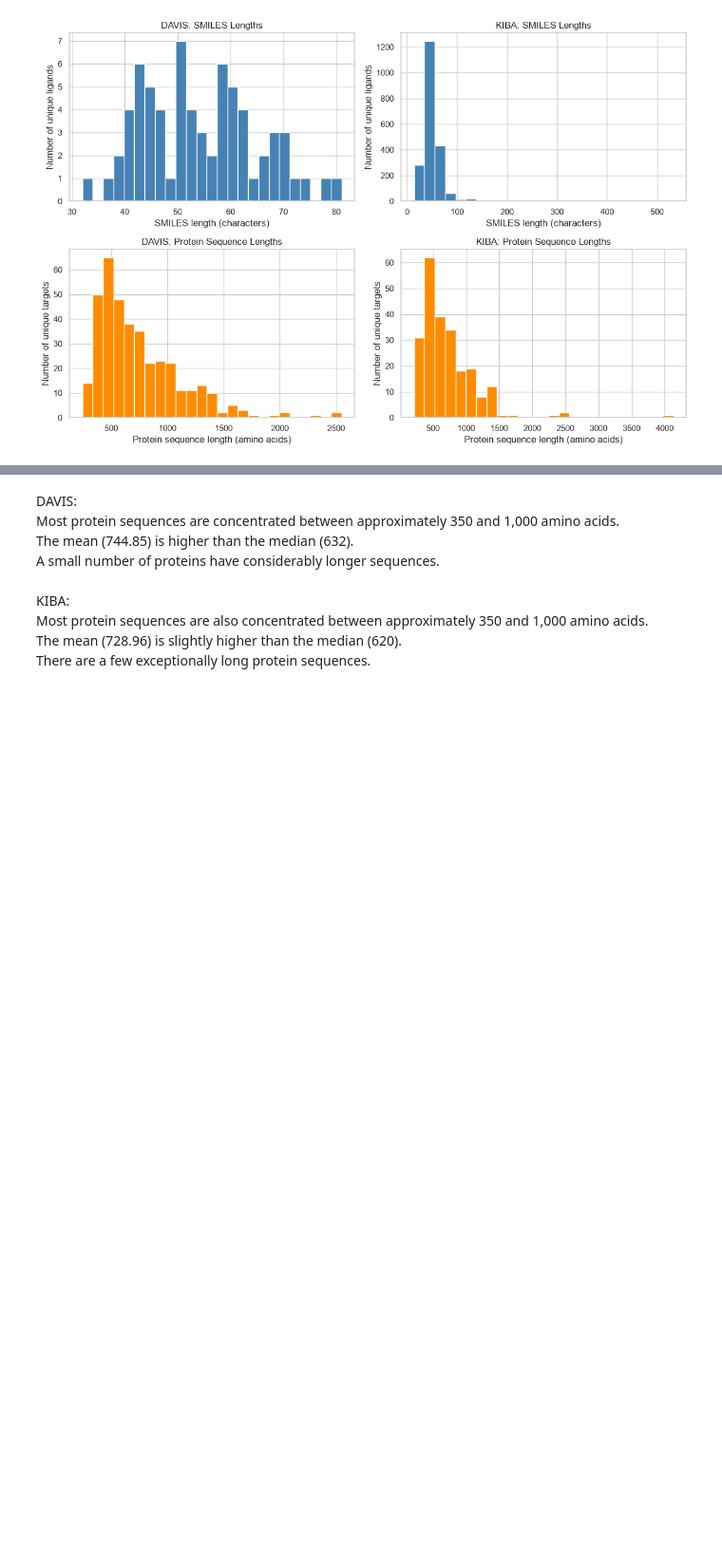
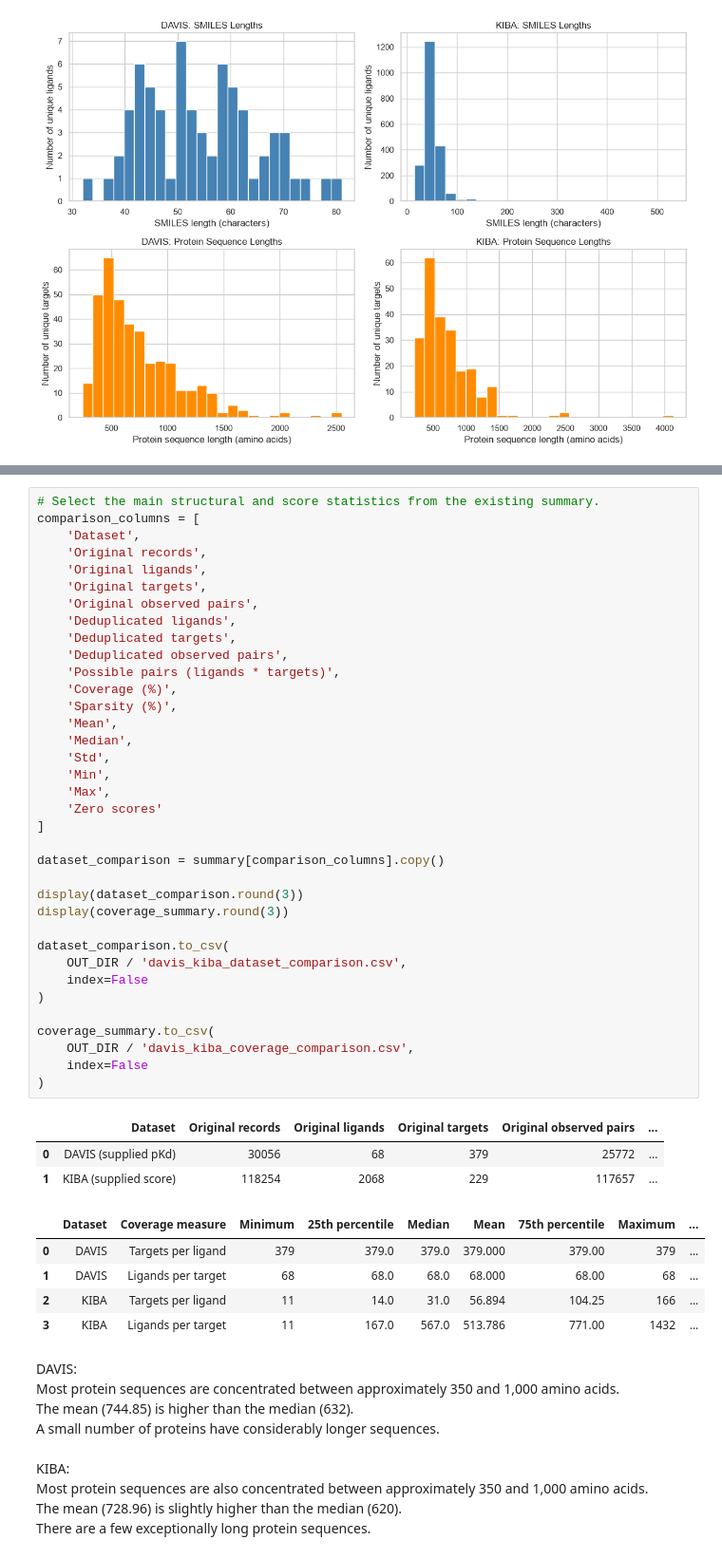
Before and after one commit to IAmGreyBunny/SC4020-Lab2, a Jupyter notebook: dataset-analysis.ipynb, the cells around one changed output, grey strips where cells are left out. Shown at 95% size. Saved outputs shown, nothing was run; the diff lists cells and outputs as text; blank space fills up the shorter version.

```diff
--- a/dataset-analysis.ipynb
+++ b/dataset-analysis.ipynb
@@ -444,3 +786,48 @@ plt.show()
+# %%
+# Select the main structural and score statistics from the existing summary.
+comparison_columns = [
+    'Dataset',
+    'Original records',
+    'Original ligands',
+    'Original targets',
+    'Original observed pairs',
+    'Deduplicated ligands',
+    'Deduplicated targets',
+    'Deduplicated observed pairs',
+    'Possible pairs (ligands * targets)',
+    'Coverage (%)',
+    'Sparsity (%)',
+    'Mean',
+    'Median',
+    'Std',
+    'Min',
+    'Max',
+    'Zero scores'
+]
+
+dataset_comparison = summary[comparison_columns].copy()
+
+display(dataset_comparison.round(3))
+display(coverage_summary.round(3))
+
+dataset_comparison.to_csv(
+    OUT_DIR / 'davis_kiba_dataset_comparison.csv',
+    index=False
+)
+
+coverage_summary.to_csv(
+    OUT_DIR / 'davis_kiba_coverage_comparison.csv',
+    index=False
+)
+# %% [output]
+|  | Dataset | Original records | Original ligands | Original targets | Original observed pairs | ... |
+| 0 | DAVIS (supplied pKd) | 30056 | 68 | 379 | 25772 | ... |
+| 1 | KIBA (supplied score) | 118254 | 2068 | 229 | 117657 | ... |
+|  | Dataset | Coverage measure | Minimum | 25th percentile | Median | Mean | 75th percentile | Maximum | ... |
+| 0 | DAVIS | Targets per ligand | 379 | 379.0 | 379.0 | 379.000 | 379.00 | 379 | ... |
+| 1 | DAVIS | Ligands per target | 68 | 68.0 | 68.0 | 68.000 | 68.00 | 68 | ... |
+| 2 | KIBA | Targets per ligand | 11 | 14.0 | 31.0 | 56.894 | 104.25 | 166 | ... |
+| 3 | KIBA | Ligands per target | 11 | 167.0 | 567.0 | 513.786 | 771.00 | 1432 | ... |
 # %% [markdown]
 DAVIS:
 <br> Most protein sequences are concentrated between approximately 350 and 1,000 amino acids.
```
Also changed, not shown: parts of 26 cells of this notebook, 7 other files.
